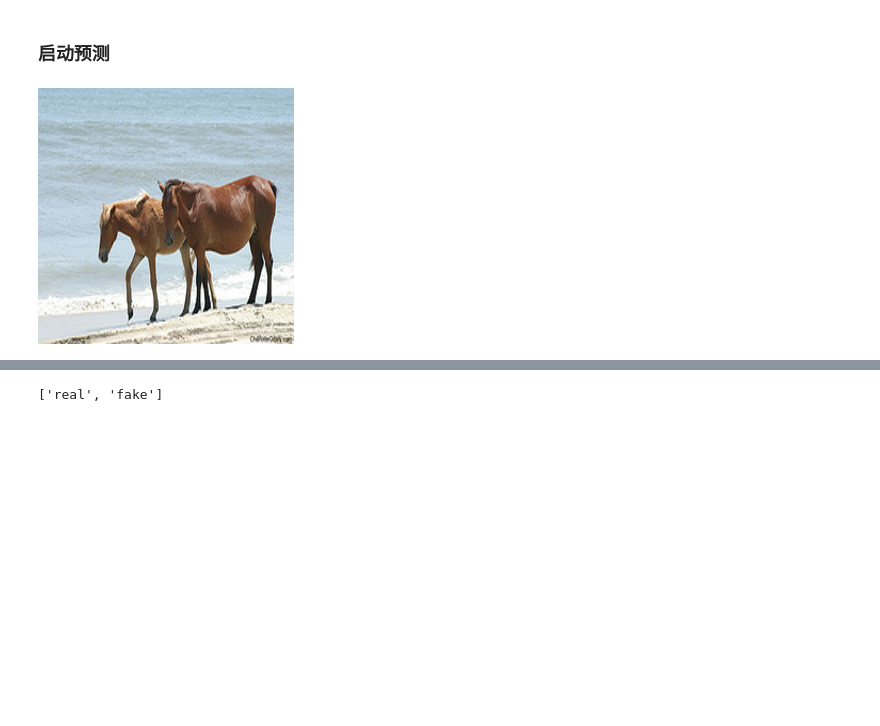
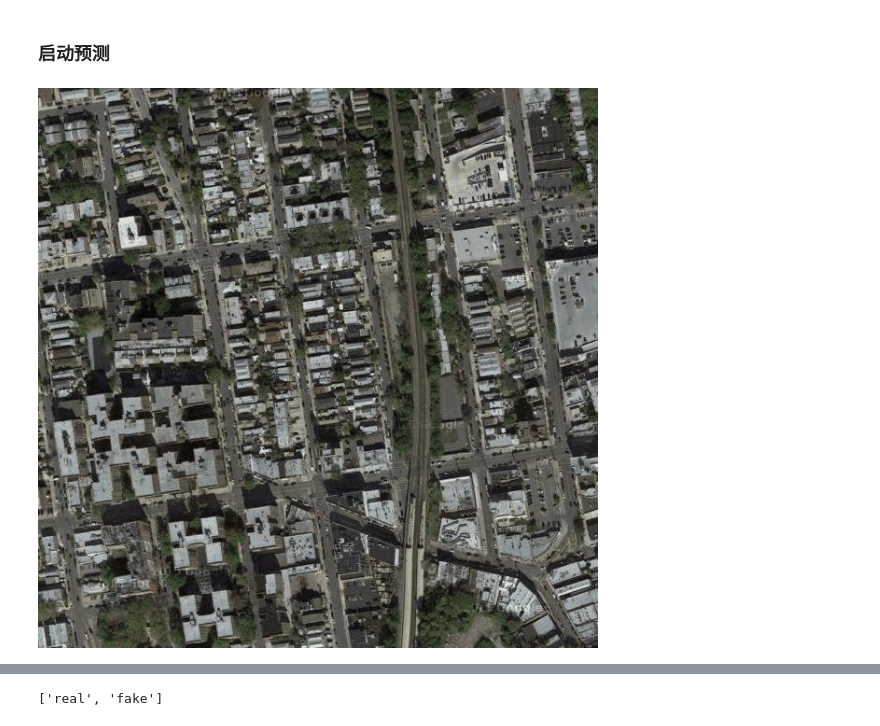
Before and after one commit to qrsforever/hzcsnote, a Jupyter notebook: gan/docs/gan_parameters.ipynb, the cells around one changed output, grey strips where cells are left out. Saved outputs shown, nothing was run; the diff lists cells and outputs as text; code cells hidden in the pictures; blank space fills up the shorter version.

```diff
--- a/gan/docs/gan_parameters.ipynb
+++ b/gan/docs/gan_parameters.ipynb
@@ -329,11 +337,12 @@ post_gan_request(api, 'evaluate.stop', '16601548608', '1')
 # %% [markdown]
 ### 启动预测
 # %%
-test_pic = '/data/datasets/gan/horse2zebra/testA/n02381460_490.jpg'
+# test_pic = '/data/datasets/gan/horse2zebra/testA/n02381460_490.jpg'
+test_pic = '/data/datasets/gan/maps/valA/340_A.jpg'
 img = Image.open(test_pic, mode='r').convert('RGB')
 img
 # %% [output]
-[figure, old version]
+[figure, new version]
 # %%
 with open(test_pic, 'rb') as fr:
     b64str = base64.b64encode(fr.read()).decode()
```
Also changed, not shown: parts of 15 cells of this notebook, 5 other files.
